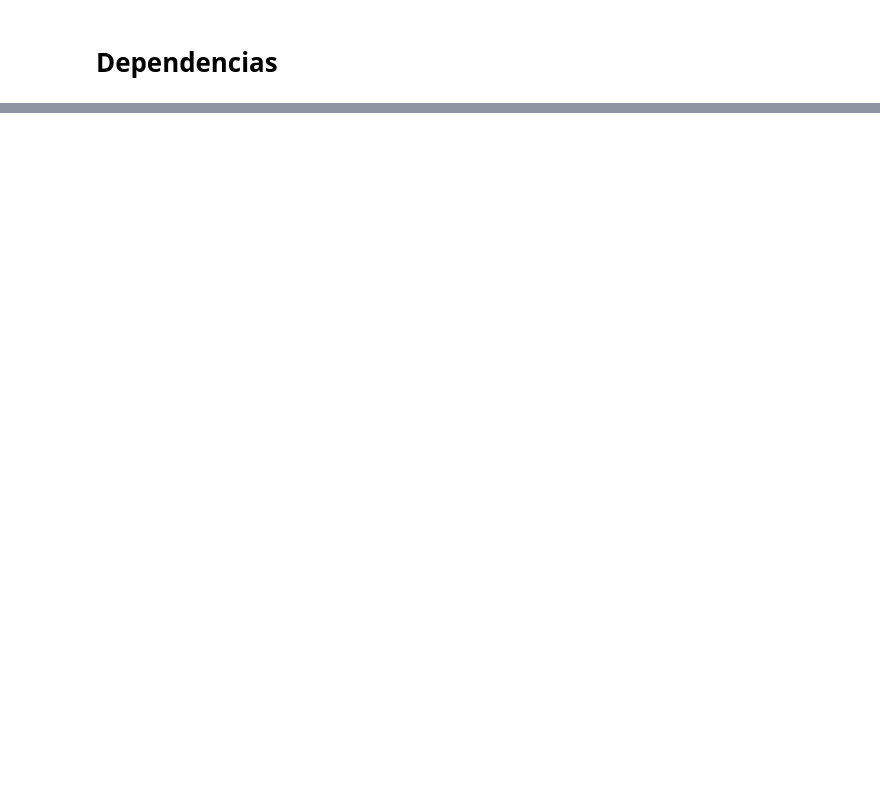
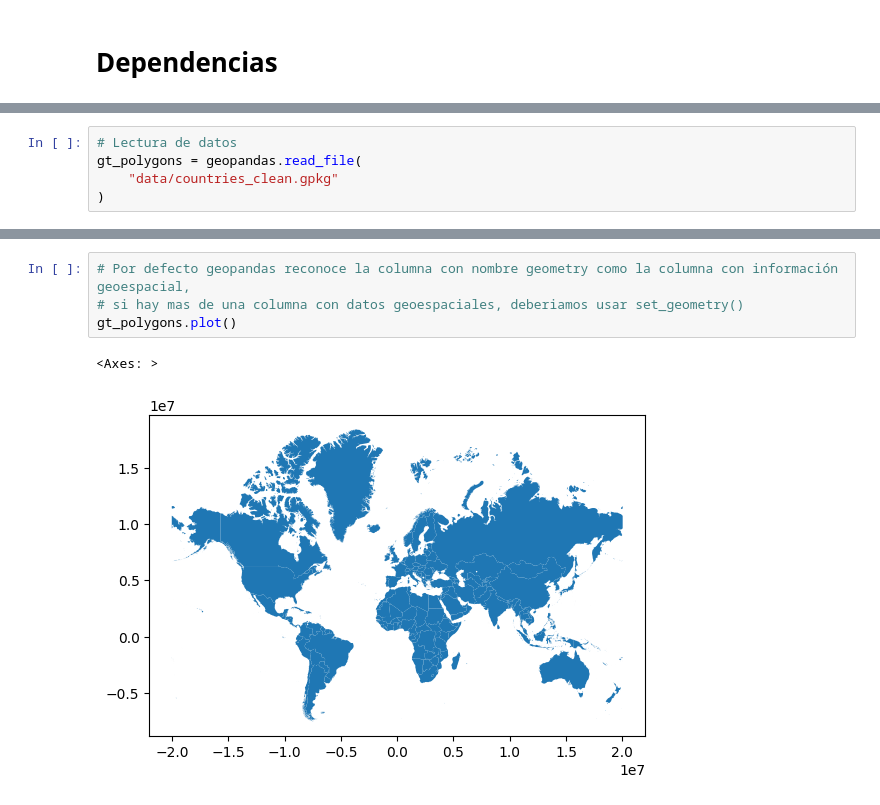
Before and after one commit to jdavidortega/Geographic_Data_Science_with_Python, a Jupyter notebook: 1.ipynb, the cells around one changed output, grey strips where cells are left out. Cells and saved outputs as stored; diff of their text form; blank space fills up the shorter version.

```diff
--- a/1.ipynb
+++ b/1.ipynb
@@ -55,0 +12,5 @@ m  # Si estás en un entorno Jupyter, esto mostrará el mapa en la salida de la
+# %%
+# Lectura de datos
+gt_polygons = geopandas.read_file(
+    "data/countries_clean.gpkg"
+)
@@ -55,0 +27,7 @@ m  # Si estás en un entorno Jupyter, esto mostrará el mapa en la salida de la
+# %%
+# Por defecto geopandas reconoce la columna con nombre geometry como la columna con información geoespacial,
+# si hay mas de una columna con datos geoespaciales, deberiamos usar set_geometry()
+gt_polygons.plot()
+# %% [output]
+<Axes: >
+[figure, added]
```
Also changed, not shown: parts of 33 cells of this notebook.
